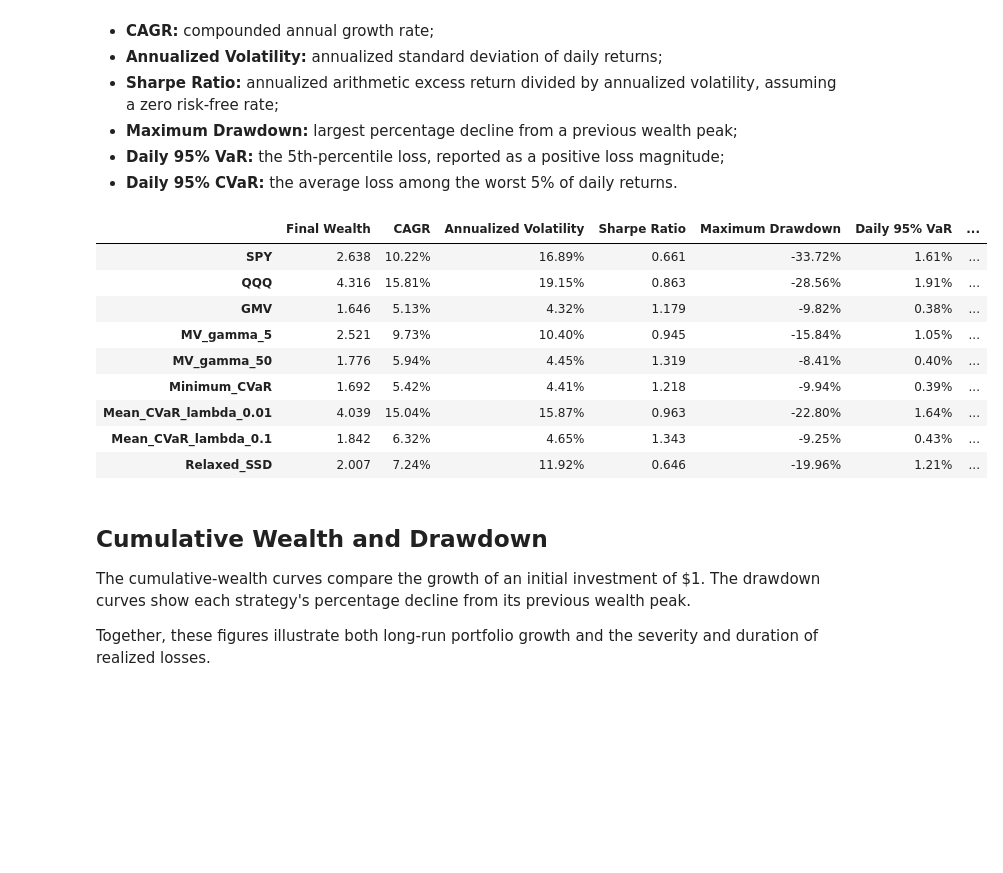
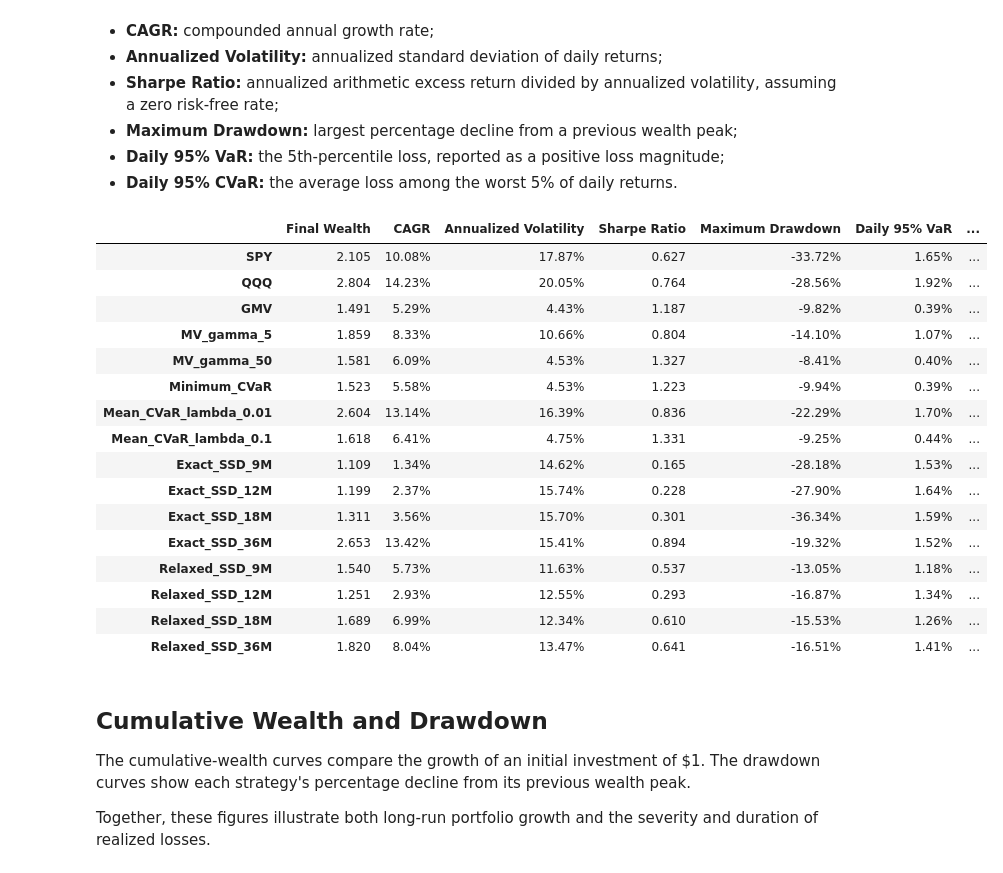
Before and after one commit to HoshizoraR0905/Portfolio_Optimization, a Jupyter notebook: notebooks/09_final_comparison.ipynb, the cells around one changed output. Saved outputs shown, nothing was run; the diff lists cells and outputs as text; code cells hidden in the pictures; blank space fills up the shorter version.

```diff
--- a/notebooks/09_final_comparison.ipynb
+++ b/notebooks/09_final_comparison.ipynb
@@ -79,6 +82,17 @@ print(
     "Results directory:",
     RESULTS_DIR,
 )
+current_directory = Path.cwd()
+PROJECT_ROOT = current_directory if (current_directory / "config.yaml").exists() else current_directory.parent
+with (PROJECT_ROOT / "config.yaml").open() as config_file:
+    config = yaml.safe_load(config_file)
+ESTIMATION_WINDOWS_MONTHS = config["backtest"]["estimation_windows_months"]
+if (not isinstance(ESTIMATION_WINDOWS_MONTHS, list) or not ESTIMATION_WINDOWS_MONTHS
+        or any(type(months) is not int or months <= 0 for months in ESTIMATION_WINDOWS_MONTHS)
+        or len(set(ESTIMATION_WINDOWS_MONTHS)) != len(ESTIMATION_WINDOWS_MONTHS)):
+    raise ValueError("estimation_windows_months must contain unique positive integer months")
+BASELINE_ESTIMATION_MONTHS = 12 * config["backtest"]["estimation_window_years"]
+print("Configured estimation windows:", ESTIMATION_WINDOWS_MONTHS)
 # %% [output]
 Project root: /Users/yyi/Projects/Portfolio optimization
 Results directory: /Users/yyi/Projects/Portfolio optimization/results
@@ -145,6 +160,7 @@ Benchmark observations: 2512
 | 2010-04-16 | -0.015912 | -0.011969 |
 # %%
 RETURN_FILES = {
+    "Exact SSD": RESULTS_DIR / "exact_ssd_daily_returns.csv",
     "GMV": (
         RESULTS_DIR
         / "gmv_daily_returns.csv"
@@ -311,7 +328,8 @@ REQUESTED_STRATEGIES = [
     "Mean_CVaR_lambda_0.01",
     "Mean_CVaR_lambda_0.1",
 
-    "Relaxed_SSD",
+    *[f"Exact_SSD_{months}M" for months in ESTIMATION_WINDOWS_MONTHS],
+    *[f"Relaxed_SSD_{months}M" for months in ESTIMATION_WINDOWS_MONTHS],
 ]
 
 included_strategies = [
@@ -573,42 +603,51 @@ final_performance_summary = pd.DataFrame(
 ).T
 
 display(
     final_performance_summary.style.format(
         {
             "Final Wealth":
                 "{:.3f}",
 
             "CAGR":
                 "{:.2%}",
 
             "Annualized Volatility":
                 "{:.2%}",
 
             "Sharpe Ratio":
                 "{:.3f}",
 
             "Maximum Drawdown":
                 "{:.2%}",
 
             "Daily 95% VaR":
                 "{:.2%}",
 
             "Daily 95% CVaR":
                 "{:.2%}",
         }
     )
 )
+final_performance_summary.to_csv(RESULTS_DIR / "final_performance_summary.csv")
+comparison_returns.to_csv(RESULTS_DIR / "final_comparison_daily_returns.csv")
 # %% [output]
 |  | Final Wealth | CAGR | Annualized Volatility | Sharpe Ratio | Maximum Drawdown | Daily 95% VaR | ... |
-| SPY | 2.638 | 10.22% | 16.89% | 0.661 | -33.72% | 1.61% | ... |
-| QQQ | 4.316 | 15.81% | 19.15% | 0.863 | -28.56% | 1.91% | ... |
-| GMV | 1.646 | 5.13% | 4.32% | 1.179 | -9.82% | 0.38% | ... |
-| MV_gamma_5 | 2.521 | 9.73% | 10.40% | 0.945 | -15.84% | 1.05% | ... |
-| MV_gamma_50 | 1.776 | 5.94% | 4.45% | 1.319 | -8.41% | 0.40% | ... |
-| Minimum_CVaR | 1.692 | 5.42% | 4.41% | 1.218 | -9.94% | 0.39% | ... |
-| Mean_CVaR_lambda_0.01 | 4.039 | 15.04% | 15.87% | 0.963 | -22.80% | 1.64% | ... |
-| Mean_CVaR_lambda_0.1 | 1.842 | 6.32% | 4.65% | 1.343 | -9.25% | 0.43% | ... |
-| Relaxed_SSD | 2.007 | 7.24% | 11.92% | 0.646 | -19.96% | 1.21% | ... |
+| SPY | 2.105 | 10.08% | 17.87% | 0.627 | -33.72% | 1.65% | ... |
+| QQQ | 2.804 | 14.23% | 20.05% | 0.764 | -28.56% | 1.92% | ... |
+| GMV | 1.491 | 5.29% | 4.43% | 1.187 | -9.82% | 0.39% | ... |
+| MV_gamma_5 | 1.859 | 8.33% | 10.66% | 0.804 | -14.10% | 1.07% | ... |
+| MV_gamma_50 | 1.581 | 6.09% | 4.53% | 1.327 | -8.41% | 0.40% | ... |
+| Minimum_CVaR | 1.523 | 5.58% | 4.53% | 1.223 | -9.94% | 0.39% | ... |
+| Mean_CVaR_lambda_0.01 | 2.604 | 13.14% | 16.39% | 0.836 | -22.29% | 1.70% | ... |
+| Mean_CVaR_lambda_0.1 | 1.618 | 6.41% | 4.75% | 1.331 | -9.25% | 0.44% | ... |
+| Exact_SSD_9M | 1.109 | 1.34% | 14.62% | 0.165 | -28.18% | 1.53% | ... |
+| Exact_SSD_12M | 1.199 | 2.37% | 15.74% | 0.228 | -27.90% | 1.64% | ... |
+| Exact_SSD_18M | 1.311 | 3.56% | 15.70% | 0.301 | -36.34% | 1.59% | ... |
+| Exact_SSD_36M | 2.653 | 13.42% | 15.41% | 0.894 | -19.32% | 1.52% | ... |
+| Relaxed_SSD_9M | 1.540 | 5.73% | 11.63% | 0.537 | -13.05% | 1.18% | ... |
+| Relaxed_SSD_12M | 1.251 | 2.93% | 12.55% | 0.293 | -16.87% | 1.34% | ... |
+| Relaxed_SSD_18M | 1.689 | 6.99% | 12.34% | 0.610 | -15.53% | 1.26% | ... |
+| Relaxed_SSD_36M | 1.820 | 8.04% | 13.47% | 0.641 | -16.51% | 1.41% | ... |
 # %% [markdown]
 ## Cumulative Wealth and Drawdown
 
```
Also changed, not shown: parts of 12 cells of this notebook, 12 other files.
